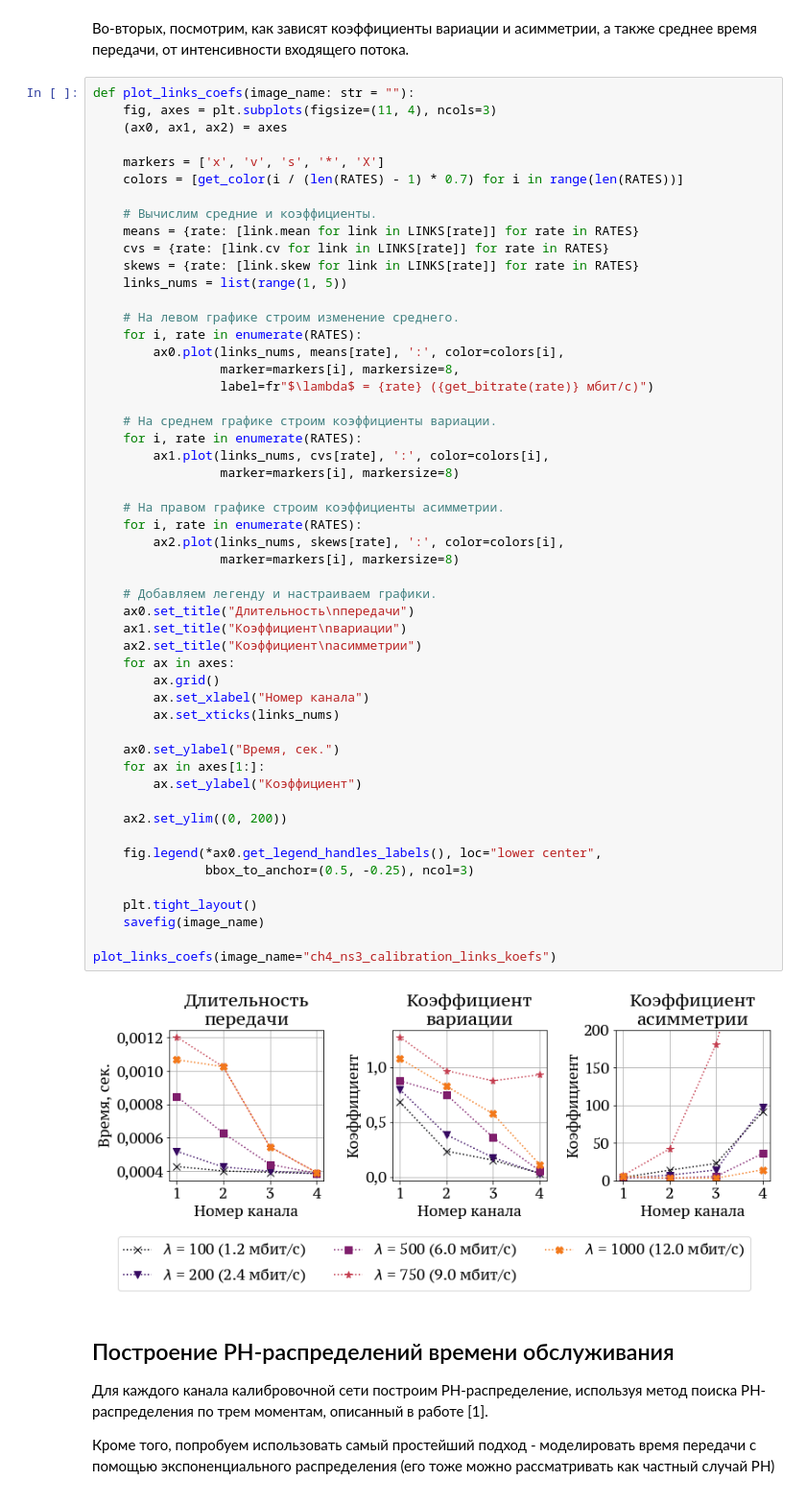
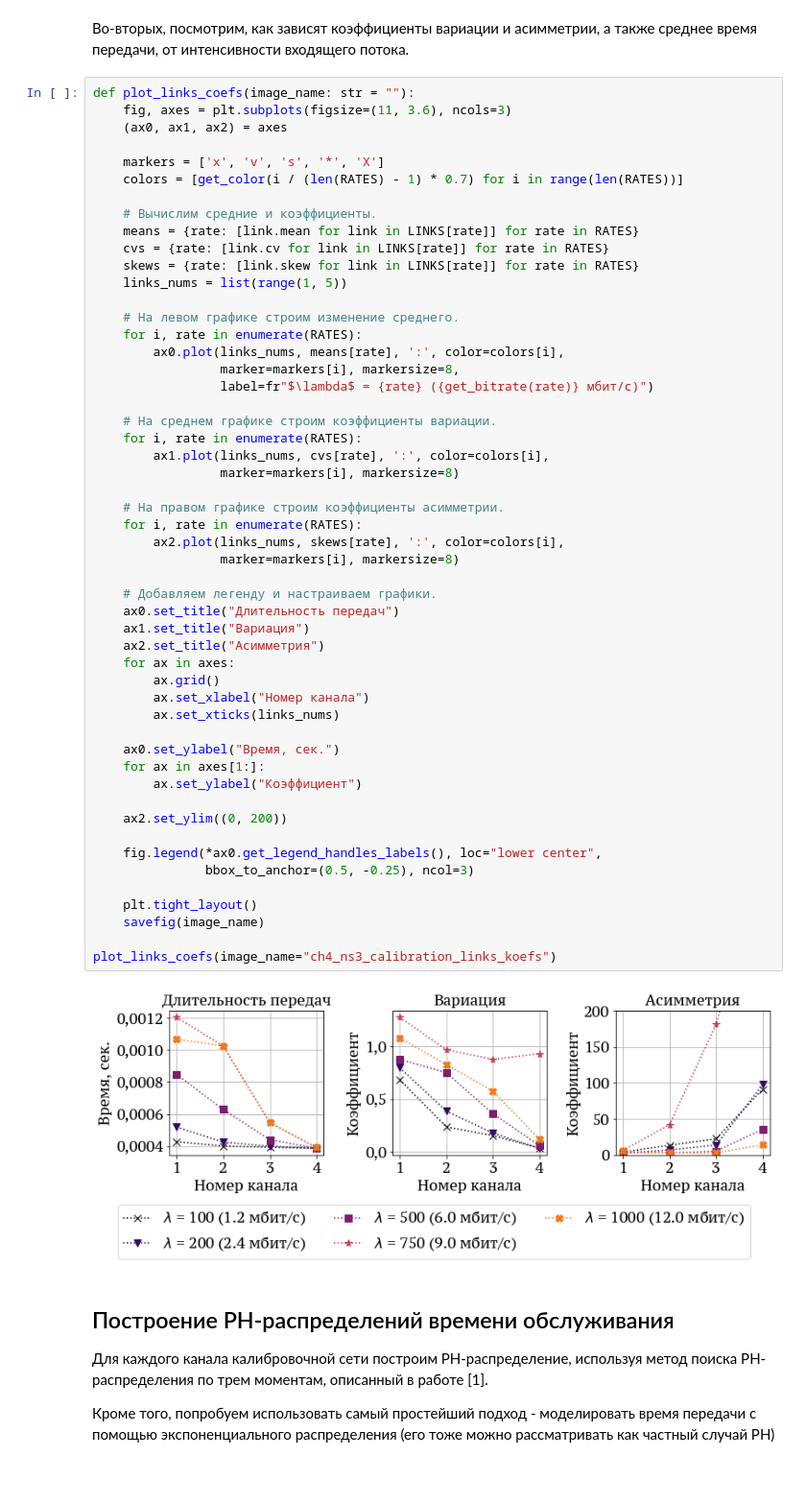
Before and after one commit to larioandr/thesis-queues, a Jupyter notebook: experiments/NsPhFit.ipynb, the cells around one changed output. Shown at 96% size. Cells and saved outputs as stored; diff of their text form.

Commit message:
Rebuild images

```diff
--- a/experiments/NsPhFit.ipynb
+++ b/experiments/NsPhFit.ipynb
@@ -271,7 +270,7 @@ plot_links_densities(rate=500, image_name="ch4_ns3_calibration_links_densities")
 среднее время передачи, от интенсивности входящего потока.
 # %%
 def plot_links_coefs(image_name: str = ""):
-    fig, axes = plt.subplots(figsize=(11, 4), ncols=3)
+    fig, axes = plt.subplots(figsize=(11, 3.6), ncols=3)
     (ax0, ax1, ax2) = axes
 
     markers = ['x', 'v', 's', '*', 'X']
@@ -292,37 +291,37 @@ def plot_links_coefs(image_name: str = ""):
     # На среднем графике строим коэффициенты вариации.
     for i, rate in enumerate(RATES):
         ax1.plot(links_nums, cvs[rate], ':', color=colors[i],
                  marker=markers[i], markersize=8)
 
     # На правом графике строим коэффициенты асимметрии.
     for i, rate in enumerate(RATES):
         ax2.plot(links_nums, skews[rate], ':', color=colors[i],
                  marker=markers[i], markersize=8)
 
     # Добавляем легенду и настраиваем графики.
-    ax0.set_title("Длительность\nпередачи")
-    ax1.set_title("Коэффициент\nвариации")
-    ax2.set_title("Коэффициент\nасимметрии")
+    ax0.set_title("Длительность передач")
+    ax1.set_title("Вариация")
+    ax2.set_title("Асимметрия")
     for ax in axes:
         ax.grid()
         ax.set_xlabel("Номер канала")
         ax.set_xticks(links_nums)
 
     ax0.set_ylabel("Время, сек.")
     for ax in axes[1:]:
         ax.set_ylabel("Коэффициент")
 
     ax2.set_ylim((0, 200))
 
     fig.legend(*ax0.get_legend_handles_labels(), loc="lower center",
                bbox_to_anchor=(0.5, -0.25), ncol=3)
 
     plt.tight_layout()
     savefig(image_name)
 
 plot_links_coefs(image_name="ch4_ns3_calibration_links_koefs")
 # %% [output]
-[figure, old version]
+[figure, new version]
 # %% [markdown]
 ## Построение PH-распределений времени обслуживания
 
```
Also changed, not shown: parts of 13 cells of this notebook, 42 other files.
